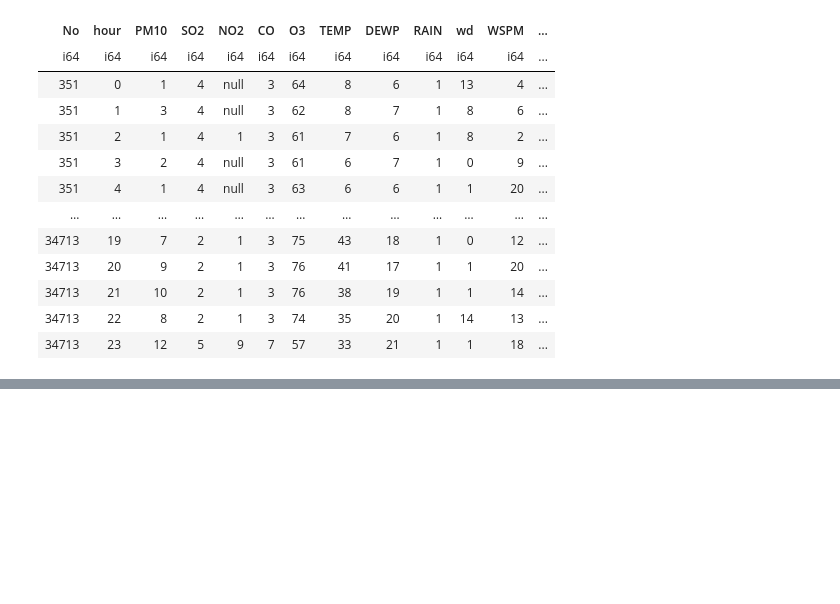
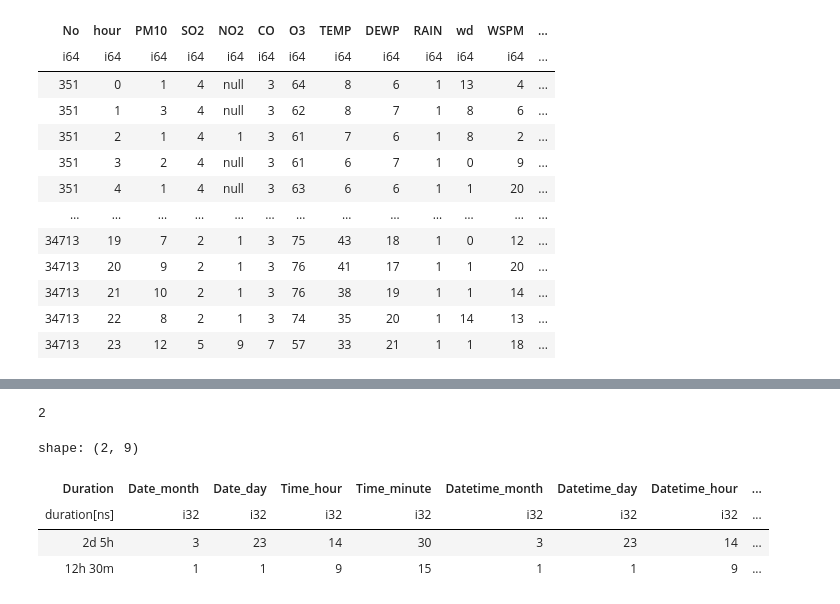
Before and after one commit to rzambrano1/tabular_nn, a Jupyter notebook: notebooks/tabular_argn.ipynb, the cells around one changed output, grey strips where cells are left out. Drawn from its saved outputs; the diff is of its cells as text; code cells hidden in the pictures; blank space fills up the shorter version.

Commit message:
Adding encode datetime

```diff
--- a/notebooks/tabular_argn.ipynb
+++ b/notebooks/tabular_argn.ipynb
@@ -1444,0 +1451,12 @@ shape: (35_064, 36)
+# %%
+from datetime import date, time
+
+# Creating the sample data
+data = {
+    "Date": [date(2026, 3, 23), date(2026, 1, 1)],
+    "Time": [time(14, 30), time(9, 15)],
+    "Datetime": pd.to_datetime(["2026-03-23 14:30:00", "2026-01-01 09:15:00"]),
+    "Duration": pd.to_timedelta(["2 days 5 hours", "12 hours 30 min"])
+}
+
+testing_datetime_types_df = pd.DataFrame(data)
@@ -1444,0 +1469,2 @@ shape: (35_064, 36)
+# %%
+testing_datetime_types_pl = pl.from_pandas(testing_datetime_types_df)
@@ -1444,0 +1495,3 @@ shape: (35_064, 36)
+# %%
+datetime_cols = [item for item in testing_datetime_types_pl.columns]
+datetime_cols
@@ -1444,0 +1500,2 @@ shape: (35_064, 36)
+# %%
+df_pl = testing_datetime_types_pl
@@ -1444,0 +1510,4 @@ shape: (35_064, 36)
+# %%
+df_pl["Date"].dt.__getattribute__("year")().shape[0]
+# %% [output]
+2
@@ -1444,0 +1560,8 @@ shape: (35_064, 36)
+# %%
+df_pl
+# %% [output]
+shape: (2, 9)
+| Duration | Date_month | Date_day | Time_hour | Time_minute | Datetime_month | Datetime_day | Datetime_hour | ... |
+| duration[ns] | i32 | i32 | i32 | i32 | i32 | i32 | i32 | ... |
+| 2d 5h | 3 | 23 | 14 | 30 | 3 | 23 | 14 | ... |
+| 12h 30m | 1 | 1 | 9 | 15 | 1 | 1 | 9 | ... |
```
Also changed, not shown: parts of 10 cells of this notebook, 2 other files.
